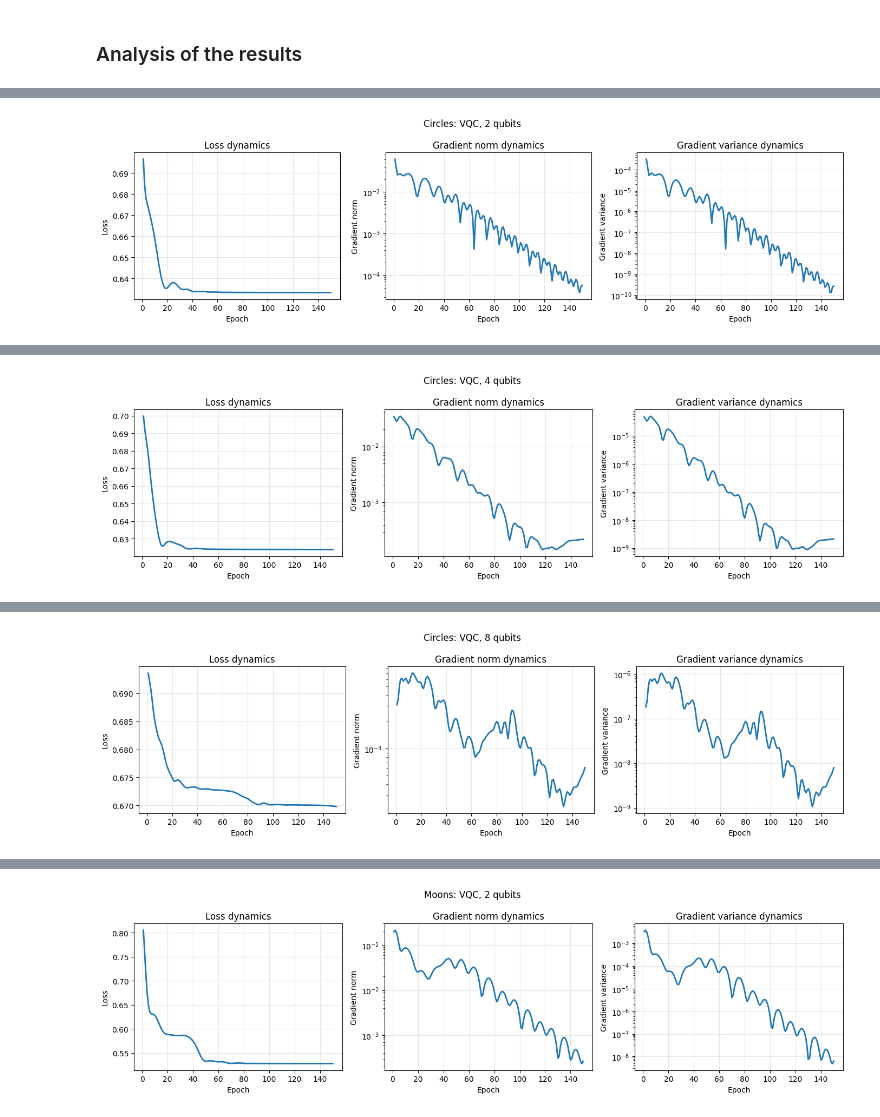
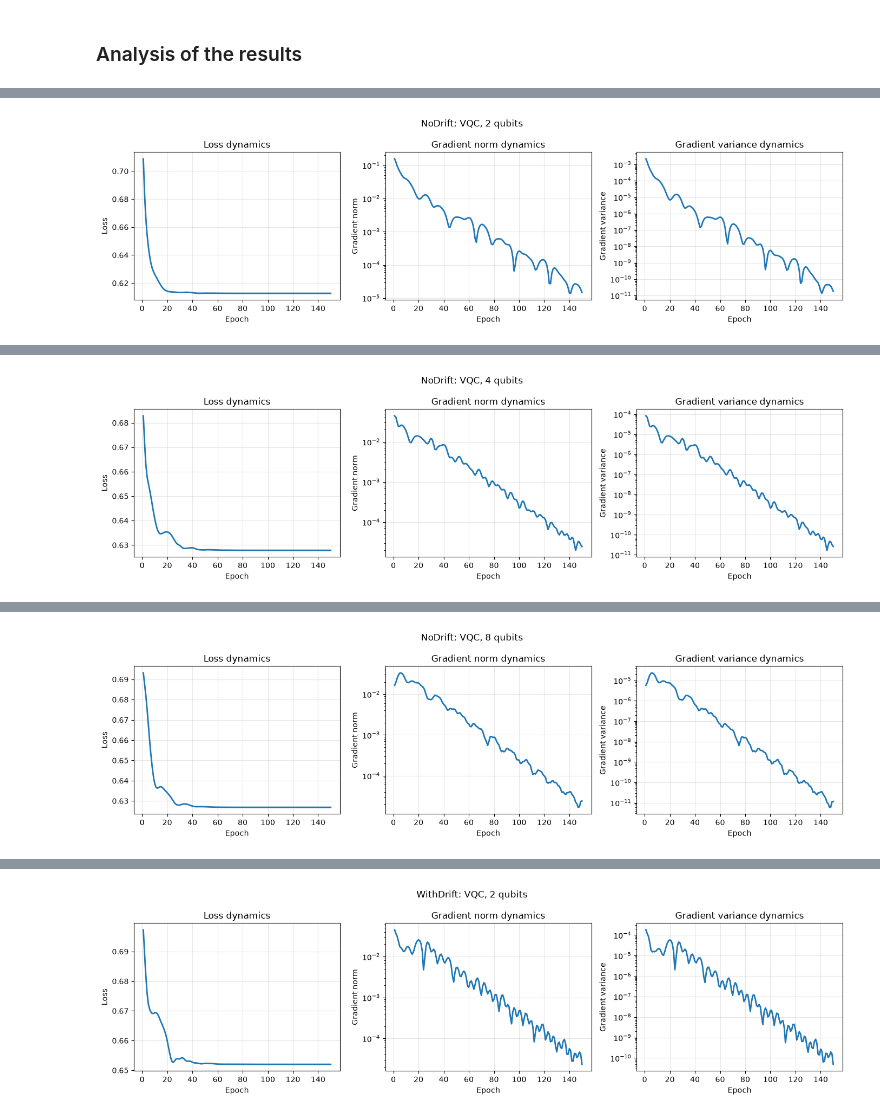
Before and after one commit to Eg0Mak/barren-plateau-volatility, a Jupyter notebook: notebooks/barren_plateau_volatility.ipynb, the cells around one changed output, grey strips where cells are left out. Drawn from its saved outputs; the diff is of its cells as text; code cells hidden in the pictures.

```diff
--- a/notebooks/barren_plateau_volatility.ipynb
+++ b/notebooks/barren_plateau_volatility.ipynb
@@ -580,16 +583,16 @@ for q in qubits:
 qubits = [2, 4, 8]
 
 for q in qubits:
-    vqc_hybrid_moons = VQC_hybrid(n_qubits=q)
+    vqc_hybrid_with_drift = VQC_hybrid(n_qubits=q, encoding="angle")
 
-    losses = vqc_hybrid_moons.fit(X_moons_train, y_moons_train)
+    losses = vqc_hybrid_with_drift.fit(X_WithDrift_train, y_WithDrift_train)
 
-    grads, grad_norm, grad_var = compute_gradients(vqc_hybrid_moons, X_moons_train, y_moons_train)
+    grads, grad_norm, grad_var = compute_gradients(vqc_hybrid_with_drift, X_WithDrift_train, y_WithDrift_train)
     grad_mean = grads.mean()
 
     results.append({
         "Model": "VQC_hybrid",
-        "Dataset": "Moons",
+        "Dataset": "WithDrift",
         "n_qubits": q,
         "Hidden_Layers": None,
         "Loss_final": losses[-1],
@@ -597,5 +600,3 @@ for q in qubits:
         "Gradient_Variance": grad_var,
         "Gradient_Mean": grad_mean
     })
-
-    training_plot(losses, f'VQC_hybrid: moons, {q} qubits Training Progress')
@@ -651,23 +639,18 @@ mlp_configs = [
 
 
 for config in mlp_configs:
-    mlp_moons = MLP(input_dim=X_moons_train.shape[1], hidden_dims=config)
+    mlp_with_drift = MLPClassifier(hidden_layer_sizes=tuple(config), max_iter=150, random_state=42)
+    mlp_with_drift.fit(X_WithDrift_train, y_WithDrift_train)
 
-    losses = mlp_moons.fit(X_moons_train, y_moons_train, epochs=150)
-
-    grads, grad_norm, grad_var = compute_gradients(mlp_moons, X_moons_train, y_moons_train)
-    grad_mean = grads.mean()
-
+    y_pred = mlp_with_drift.predict(X_WithDrift_test)
 
     results.append({
         "Model": "MLP",
-        "Dataset": "Moons",
+        "Dataset": "WithDrift",
         "n_qubits": None,
         "Hidden_Layers": str(config),
-        "Loss_final": losses[-1],
-        "Gradient_Norm": grad_norm,
-        "Gradient_Variance": grad_var,
-        "Gradient_Mean": grad_mean
+        "Loss_final": mlp_with_drift.loss_,
+        "Gradient_Norm": None,
+        "Gradient_Variance": None,
+        "Gradient_Mean": None
     })
-
-    training_plot(losses, f'MLP: moons, config: {q}. Training Progress')
@@ -964,15 +878,15 @@ diagnostic_results = []
 diagnostic_histories = {}
 
 for dataset_name, X_train, X_test, y_train, y_test in [
-    ("Circles", X_circles_train, X_circles_test, y_circles_train, y_circles_test),
-    ("Moons", X_moons_train, X_moons_test, y_moons_train, y_moons_test)
+    ("NoDrift", X_NoDrift_train, X_NoDrift_test, y_NoDrift_train, y_NoDrift_test),
+    ("WithDrift", X_WithDrift_train, X_WithDrift_test, y_WithDrift_train, y_WithDrift_test)
 ]:
     for q in [2, 4, 8]:
         print(f"\nDataset: {dataset_name} | Model: VQC | Qubits: {q}")
 
         X_train_q, X_test_q = prepare_quantum_features(X_train, X_test, q)
 
-        model = VQC(n_qubits=q)
+        model = VQC(n_qubits=q, encoding="angle")
 
         history = fit_with_gradient_logging(
             model,
@@ -1014 +928 @@ Epoch 100 | loss=0.63329 | grad_norm=6.039e-04 | grad_var=2.753e-08
-[figure, old version]
+[figure, new version]
@@ -1019 +933 @@ Epoch 100 | loss=0.62391 | grad_norm=3.595e-04 | grad_var=5.396e-09
-[figure, old version]
+[figure, new version]
@@ -1024 +938 @@ Epoch 100 | loss=0.67014 | grad_norm=1.327e-03 | grad_var=3.704e-08
-[figure, old version]
+[figure, new version]
@@ -1029 +943 @@ Epoch 100 | loss=0.52804 | grad_norm=1.476e-03 | grad_var=1.966e-07
-[figure, old version]
+[figure, new version]
```
Also changed, not shown: parts of 82 cells of this notebook, 30 other files.
